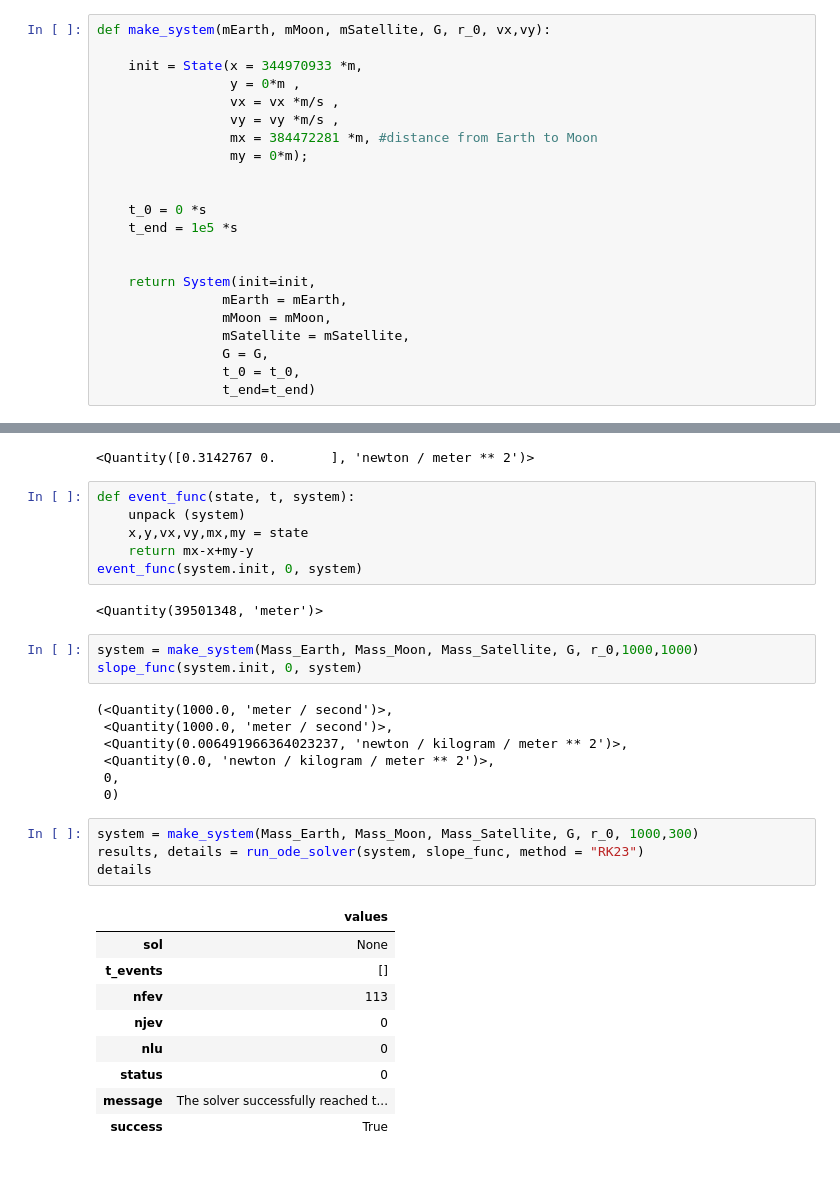
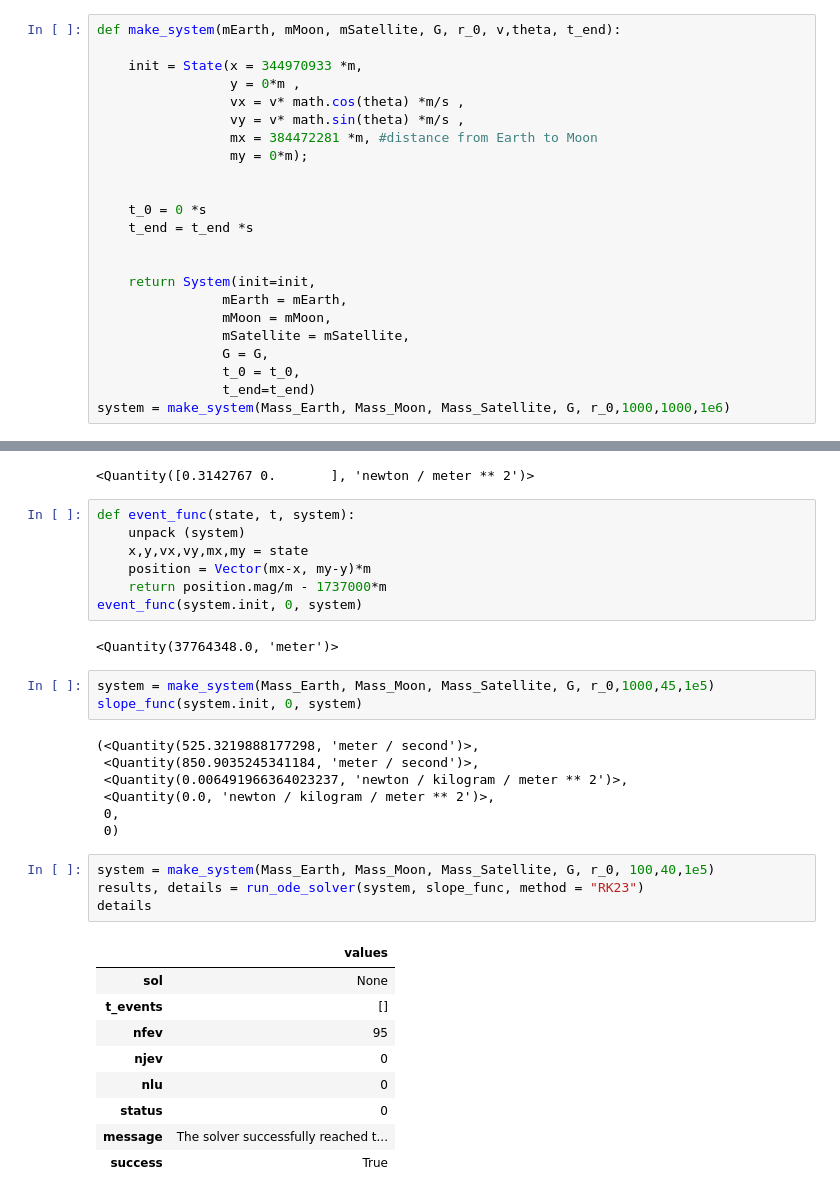
Before and after one commit to mpatil99/modsim-Project3, a Jupyter notebook: Untitled1.ipynb, the cells around one changed output, grey strips where cells are left out. Drawn from its saved outputs; the diff is of its cells as text.

```diff
--- a/Untitled1.ipynb
+++ b/Untitled1.ipynb
@@ -35,18 +35,18 @@ r_0 = 344970933  #distance from center of Earth to Lagrange point
 # %% [output]
 344970933
 # %%
-def make_system(mEarth, mMoon, mSatellite, G, r_0, vx,vy):
+def make_system(mEarth, mMoon, mSatellite, G, r_0, v,theta, t_end):
 
     init = State(x = 344970933 *m,
                  y = 0*m ,
-                 vx = vx *m/s ,
-                 vy = vy *m/s ,
+                 vx = v* math.cos(theta) *m/s ,
+                 vy = v* math.sin(theta) *m/s ,
                  mx = 384472281 *m, #distance from Earth to Moon
                  my = 0*m);
 
 
     t_0 = 0 *s
-    t_end = 1e5 *s
+    t_end = t_end *s
 
 
     return System(init=init,
@@ -56,3 +56,4 @@ def make_system(mEarth, mMoon, mSatellite, G, r_0, vx,vy):
                 G = G,
                 t_0 = t_0,
                 t_end=t_end)
+system = make_system(Mass_Earth, Mass_Moon, Mass_Satellite, G, r_0,1000,1000,1e6)
@@ -104,29 +114,30 @@ Moon_fgrav(system.init, system)
 def event_func(state, t, system):
     unpack (system)
     x,y,vx,vy,mx,my = state
-    return mx-x+my-y
+    position = Vector(mx-x, my-y)*m
+    return position.mag/m - 1737000*m
 event_func(system.init, 0, system)
 # %% [output]
-<Quantity(39501348, 'meter')>
+<Quantity(37764348.0, 'meter')>
 # %%
-system = make_system(Mass_Earth, Mass_Moon, Mass_Satellite, G, r_0,1000,1000)
+system = make_system(Mass_Earth, Mass_Moon, Mass_Satellite, G, r_0,1000,45,1e5)
 slope_func(system.init, 0, system)
 # %% [output]
-(<Quantity(1000.0, 'meter / second')>,
- <Quantity(1000.0, 'meter / second')>,
+(<Quantity(525.3219888177298, 'meter / second')>,
+ <Quantity(850.9035245341184, 'meter / second')>,
  <Quantity(0.006491966364023237, 'newton / kilogram / meter ** 2')>,
  <Quantity(0.0, 'newton / kilogram / meter ** 2')>,
  0,
  0)
 # %%
-system = make_system(Mass_Earth, Mass_Moon, Mass_Satellite, G, r_0, 1000,300)
+system = make_system(Mass_Earth, Mass_Moon, Mass_Satellite, G, r_0, 100,40,1e5)
 results, details = run_ode_solver(system, slope_func, method = "RK23")
 details
 # %% [output]
 |  | values |
 | sol | None |
 | t_events | [] |
-| nfev | 113 |
+| nfev | 95 |
 | njev | 0 |
 | nlu | 0 |
 | status | 0 |
```
Also changed, not shown: parts of 4 cells of this notebook, 3 other files.
